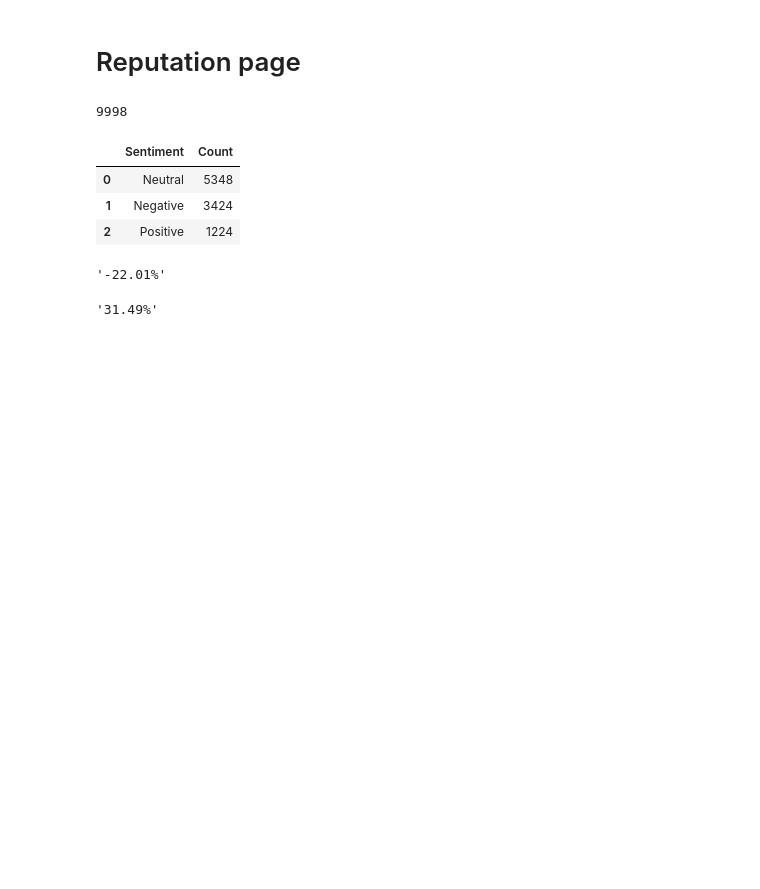
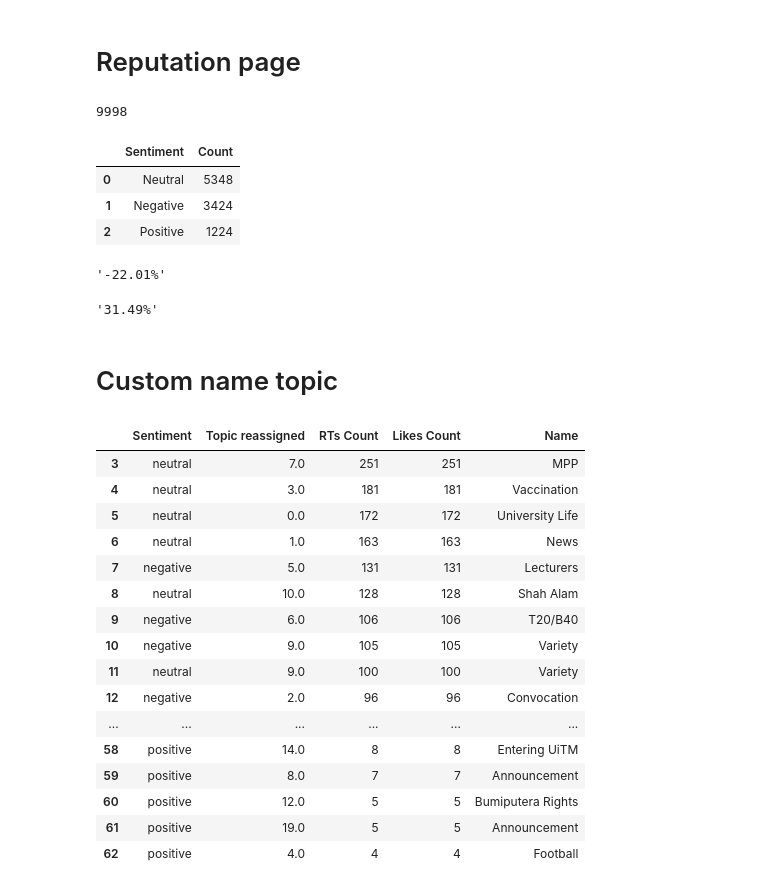
Before and after one commit to wfkhrrzi/UiTM-ORM-Dashboard, a Jupyter notebook: temp.ipynb, the cells around one changed output. Cells and saved outputs as stored; diff of their text form; code cells hidden in the pictures; blank space fills up the shorter version.

```diff
--- a/temp.ipynb
+++ b/temp.ipynb
@@ -215,3 +215,5 @@ bft = ((int(positive)+int(neutral)-int(negative))/total)*100
 "{:0.2f}%".format(bft)
 # %% [output]
 '31.49%'
+# %% [markdown]
+# Custom name topic
@@ -217,0 +223,20 @@ bft = ((int(positive)+int(neutral)-int(negative))/total)*100
+# %%
+get_trending_topics()
+# %% [output]
+|  | Sentiment | Topic reassigned | RTs Count | Likes Count | Name |
+| 3 | neutral | 7.0 | 251 | 251 | MPP |
+| 4 | neutral | 3.0 | 181 | 181 | Vaccination |
+| 5 | neutral | 0.0 | 172 | 172 | University Life |
+| 6 | neutral | 1.0 | 163 | 163 | News |
+| 7 | negative | 5.0 | 131 | 131 | Lecturers |
+| 8 | neutral | 10.0 | 128 | 128 | Shah Alam |
+| 9 | negative | 6.0 | 106 | 106 | T20/B40 |
+| 10 | negative | 9.0 | 105 | 105 | Variety |
+| 11 | neutral | 9.0 | 100 | 100 | Variety |
+| 12 | negative | 2.0 | 96 | 96 | Convocation |
+| ... | ... | ... | ... | ... | ... |
+| 58 | positive | 14.0 | 8 | 8 | Entering UiTM |
+| 59 | positive | 8.0 | 7 | 7 | Announcement |
+| 60 | positive | 12.0 | 5 | 5 | Bumiputera Rights |
+| 61 | positive | 19.0 | 5 | 5 | Announcement |
+| 62 | positive | 4.0 | 4 | 4 | Football |
```
Also changed, not shown: parts of 31 cells of this notebook, 8 other files.
